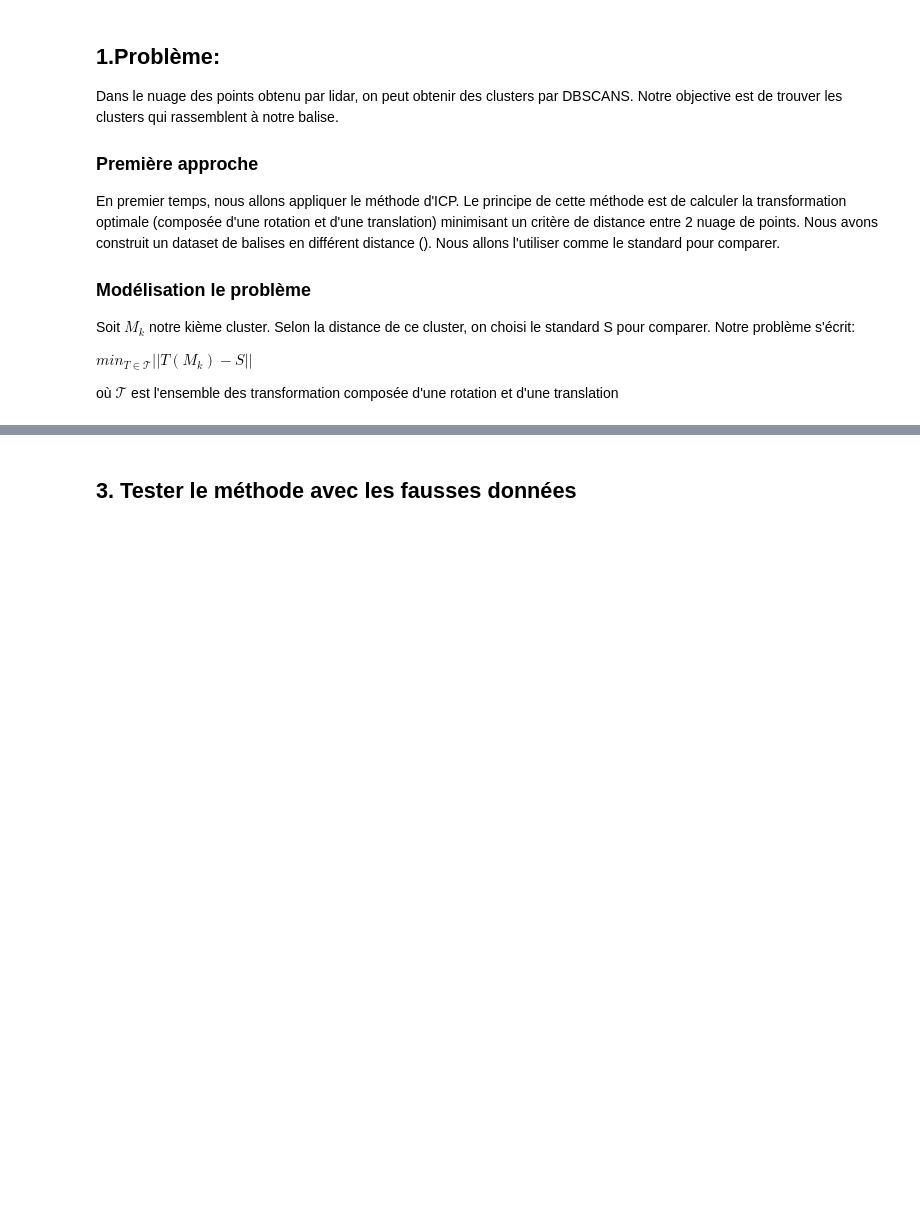
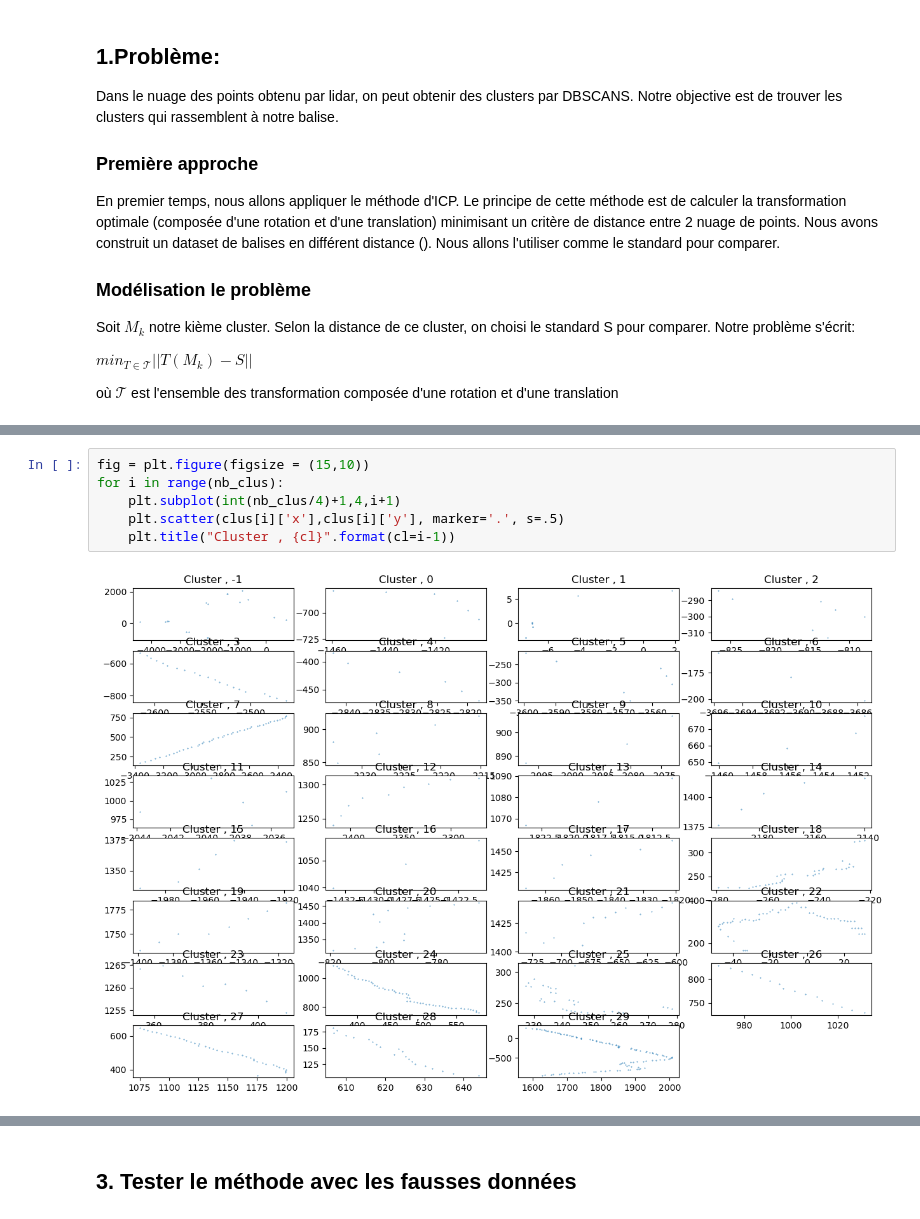
Before and after one commit to Sb-Vtrs-elfamoso/Mapping, a Jupyter notebook: Lidar/Point-set registration Method.ipynb, the cells around one changed output, grey strips where cells are left out. Saved outputs shown, nothing was run; the diff lists cells and outputs as text; blank space fills up the shorter version.

```diff
--- a/Lidar/Point-set registration Method.ipynb
+++ b/Lidar/Point-set registration Method.ipynb
@@ -70,0 +94,8 @@ clus1
+# %%
+fig = plt.figure(figsize = (15,10))
+for i in range(nb_clus):
+    plt.subplot(int(nb_clus/4)+1,4,i+1)
+    plt.scatter(clus[i]['x'],clus[i]['y'], marker='.', s=.5)
+    plt.title("Cluster , {cl}".format(cl=i-1))
+# %% [output]
+[figure, added]
```
Also changed, not shown: parts of 26 cells of this notebook.
